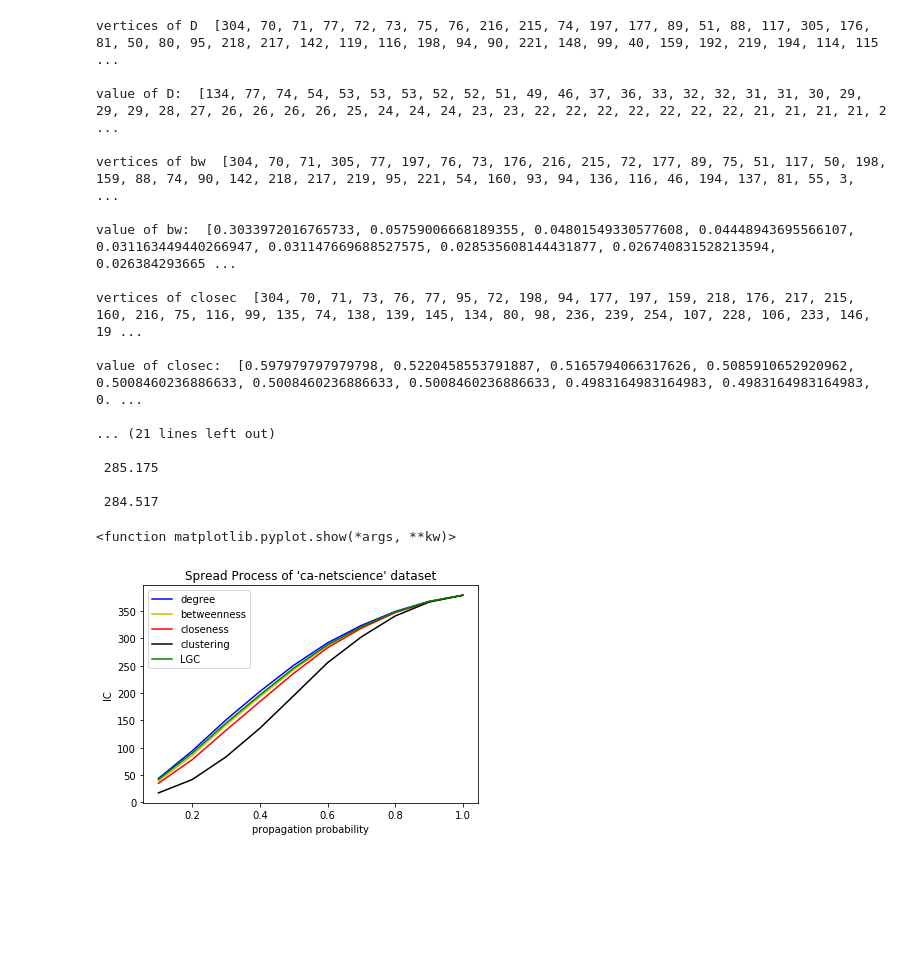
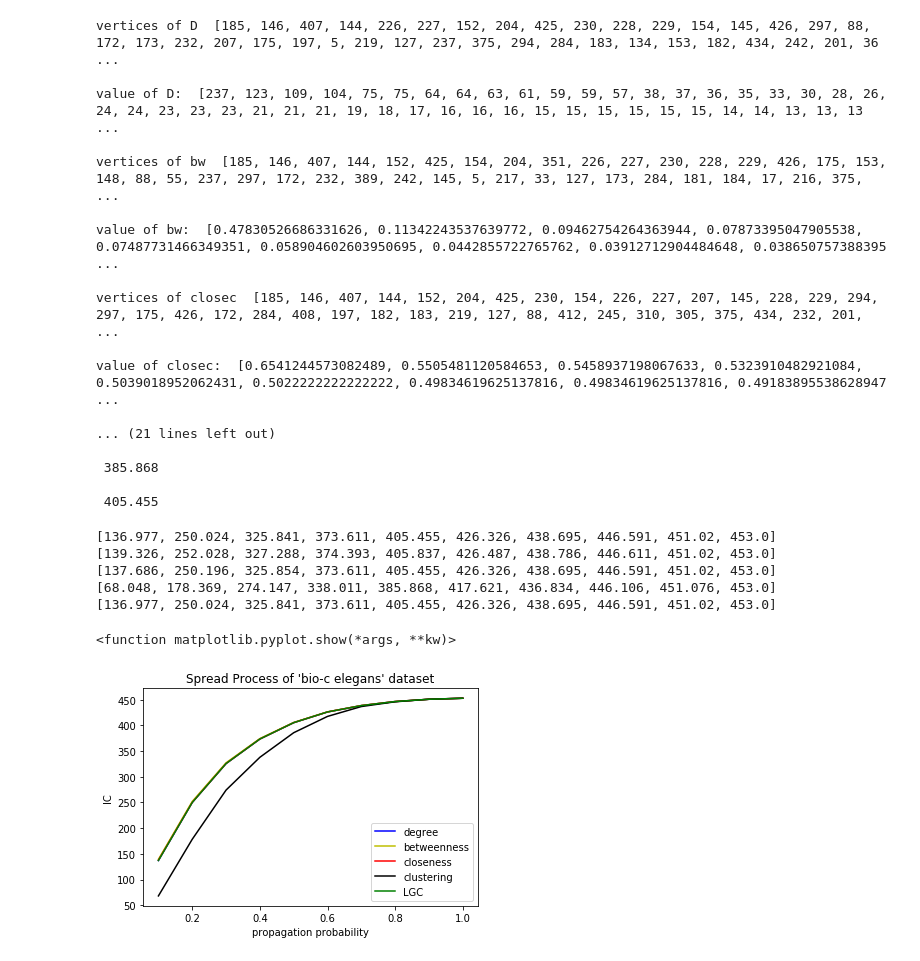
Before and after one commit to AravindBhaskar/Influential-node-maximization, a Jupyter notebook: basiccentralitiesnew.ipynb, the cells around one changed output. Drawn from its saved outputs; the diff is of its cells as text; code cells hidden in the pictures; blank space fills up the shorter version.

```diff
--- a/basiccentralitiesnew.ipynb
+++ b/basiccentralitiesnew.ipynb
@@ -7,7 +7,7 @@ from operator import itemgetter
 from numpy import linalg as LA
 # %%
 G=nx.Graph()
-f=open("c-celgans.txt","r")
+f=open("bio-celegans.txt","r")
 #f = open("C:/Users/endur/example.txt", "r")
 edge1=[]
 edge2=[]
@@ -209,23 +209,23 @@ print("\n",ISclu)
 ISlgc = IC(G,vertices_l[:10])
 print("\n",ISlgc)
 # %% [output]
-vertices of D  [304, 70, 71, 77, 72, 73, 75, 76, 216, 215, 74, 197, 177, 89, 51, 88, 117, 305, 176, 81, 50, 80, 95, 218, 217, 142, 119, 116, 198, 94, 90, 221, 148, 99, 40, 159, 192, 219, 194, 114, 115 ...
+vertices of D  [185, 146, 407, 144, 226, 227, 152, 204, 425, 230, 228, 229, 154, 145, 426, 297, 88, 172, 173, 232, 207, 175, 197, 5, 219, 127, 237, 375, 294, 284, 183, 134, 153, 182, 434, 242, 201, 36 ...
 
-value of D:  [134, 77, 74, 54, 53, 53, 53, 52, 52, 51, 49, 46, 37, 36, 33, 32, 32, 31, 31, 30, 29, 29, 29, 28, 27, 26, 26, 26, 26, 25, 24, 24, 24, 23, 23, 22, 22, 22, 22, 22, 22, 22, 21, 21, 21, 21, 2 ...
+value of D:  [237, 123, 109, 104, 75, 75, 64, 64, 63, 61, 59, 59, 57, 38, 37, 36, 35, 33, 30, 28, 26, 24, 24, 23, 23, 23, 21, 21, 21, 19, 18, 17, 16, 16, 16, 15, 15, 15, 15, 15, 15, 14, 14, 13, 13, 13 ...
 
-vertices of bw  [304, 70, 71, 305, 77, 197, 76, 73, 176, 216, 215, 72, 177, 89, 75, 51, 117, 50, 198, 159, 88, 74, 90, 142, 218, 217, 219, 95, 221, 54, 160, 93, 94, 136, 116, 46, 194, 137, 81, 55, 3,  ...
+vertices of bw  [185, 146, 407, 144, 152, 425, 154, 204, 351, 226, 227, 230, 228, 229, 426, 175, 153, 148, 88, 55, 237, 297, 172, 232, 389, 242, 145, 5, 217, 33, 127, 173, 284, 181, 184, 17, 216, 375, ...
 
-value of bw:  [0.3033972016765733, 0.05759006668189355, 0.04801549330577608, 0.04448943695566107, 0.031163449440266947, 0.031147669688527575, 0.028535608144431877, 0.026740831528213594, 0.026384293665 ...
+value of bw:  [0.47830526686331626, 0.11342243537639772, 0.09462754264363944, 0.07873395047905538, 0.07487731466349351, 0.058904602603950695, 0.0442855722765762, 0.03912712904484648, 0.038650757388395 ...
 
-vertices of closec  [304, 70, 71, 73, 76, 77, 95, 72, 198, 94, 177, 197, 159, 218, 176, 217, 215, 160, 216, 75, 116, 99, 135, 74, 138, 139, 145, 134, 80, 98, 236, 239, 254, 107, 228, 106, 233, 146, 19 ...
+vertices of closec  [185, 146, 407, 144, 152, 204, 425, 230, 154, 226, 227, 207, 145, 228, 229, 294, 297, 175, 426, 172, 284, 408, 197, 182, 183, 219, 127, 88, 412, 245, 310, 305, 375, 434, 232, 201,  ...
 
-value of closec:  [0.597979797979798, 0.5220458553791887, 0.5165794066317626, 0.5085910652920962, 0.5008460236886633, 0.5008460236886633, 0.5008460236886633, 0.4983164983164983, 0.4983164983164983, 0. ...
+value of closec:  [0.6541244573082489, 0.5505481120584653, 0.5458937198067633, 0.5323910482921084, 0.5039018952062431, 0.5022222222222222, 0.49834619625137816, 0.49834619625137816, 0.49183895538628947 ...
 
 ... (21 lines left out)
 
- 285.175
+ 385.868
 
- 284.517
+ 405.455
 # %%
 import matplotlib.pyplot as plt
 # %%
@@ -246,21 +246,27 @@ print(bw)
 print(c)
 print(cc)
 print(lgc)
+# %% [output]
+[136.977, 250.024, 325.841, 373.611, 405.455, 426.326, 438.695, 446.591, 451.02, 453.0]
+[139.326, 252.028, 327.288, 374.393, 405.837, 426.487, 438.786, 446.611, 451.02, 453.0]
+[137.686, 250.196, 325.854, 373.611, 405.455, 426.326, 438.695, 446.591, 451.02, 453.0]
+[68.048, 178.369, 274.147, 338.011, 385.868, 417.621, 436.834, 446.106, 451.076, 453.0]
+[136.977, 250.024, 325.841, 373.611, 405.455, 426.326, 438.695, 446.591, 451.02, 453.0]
 # %%
 plt.plot(b, d, 'b', label='degree')
 plt.plot(b, bw, 'y', label='betweenness')
 plt.plot(b, c, 'r', label='closeness')
 plt.plot(b, cc, 'black', label='clustering')
 plt.plot(b, lgc, 'g', label='LGC')
 
 plt.legend()
 plt.ylabel('IC')
 plt.xlabel('propagation probability')
-plt.title("Spread Process of 'ca-netscience' dataset")
+plt.title("Spread Process of 'bio-c elegans' dataset")
 plt.show
 # %% [output]
 <function matplotlib.pyplot.show(*args, **kw)>
-[figure, old version]
+[figure, new version]
 # %%
 import numpy as np
 
```
Also changed, not shown: parts of 1 cell of this notebook, 4 other files.
